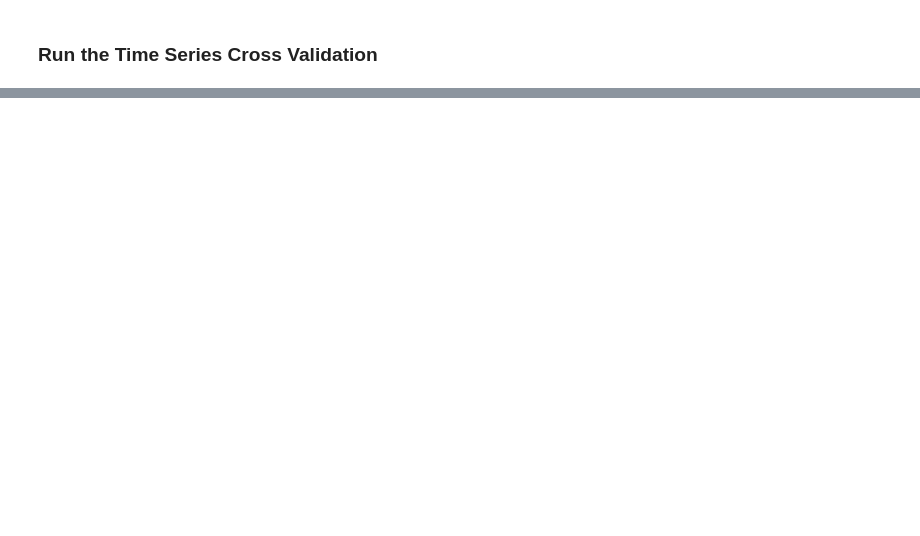
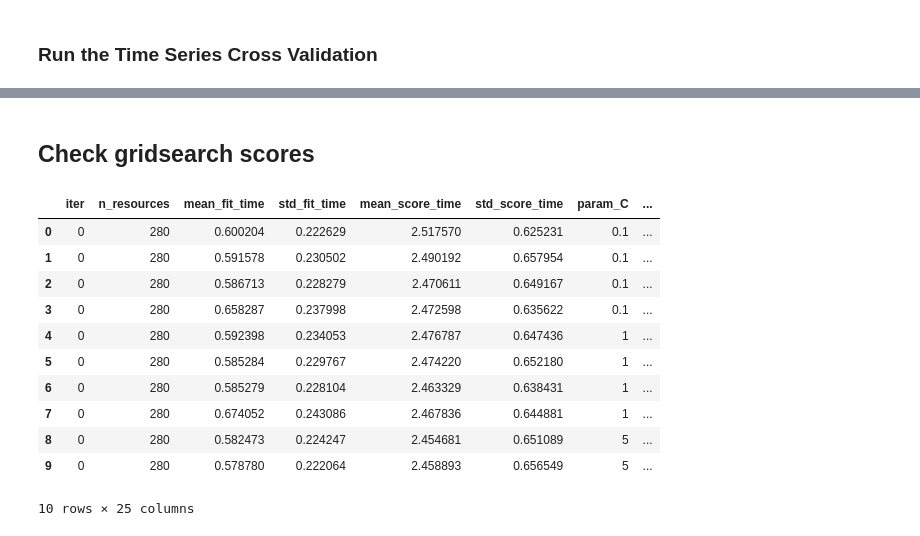
Before and after one commit to staceybeck/teambrainiac, a Jupyter notebook: source/group_svm/Timeseries_Cross_Validation.ipynb, the cells around one changed output, grey strips where cells are left out. Saved outputs shown, nothing was run; the diff lists cells and outputs as text; code cells hidden in the pictures; blank space fills up the shorter version.

```diff
--- a/source/group_svm/Timeseries_Cross_Validation.ipynb
+++ b/source/group_svm/Timeseries_Cross_Validation.ipynb
@@ -270,0 +305,2 @@ time_series_cv(X, y, max_train, test_size, splits, gd_srch, param_dict, file_nam
+# %% [markdown]
+## Check gridsearch scores
@@ -270,0 +309,17 @@ time_series_cv(X, y, max_train, test_size, splits, gd_srch, param_dict, file_nam
+# %%
+import pandas as pd
+grid_df = pd.DataFrame(grid_dict['grid_search'][0])
+grid_df.head(10)
+# %% [output]
+|  | iter | n_resources | mean_fit_time | std_fit_time | mean_score_time | std_score_time | param_C | ... |
+| 0 | 0 | 280 | 0.600204 | 0.222629 | 2.517570 | 0.625231 | 0.1 | ... |
+| 1 | 0 | 280 | 0.591578 | 0.230502 | 2.490192 | 0.657954 | 0.1 | ... |
+| 2 | 0 | 280 | 0.586713 | 0.228279 | 2.470611 | 0.649167 | 0.1 | ... |
+| 3 | 0 | 280 | 0.658287 | 0.237998 | 2.472598 | 0.635622 | 0.1 | ... |
+| 4 | 0 | 280 | 0.592398 | 0.234053 | 2.476787 | 0.647436 | 1 | ... |
+| 5 | 0 | 280 | 0.585284 | 0.229767 | 2.474220 | 0.652180 | 1 | ... |
+| 6 | 0 | 280 | 0.585279 | 0.228104 | 2.463329 | 0.638431 | 1 | ... |
+| 7 | 0 | 280 | 0.674052 | 0.243086 | 2.467836 | 0.644881 | 1 | ... |
+| 8 | 0 | 280 | 0.582473 | 0.224247 | 2.454681 | 0.651089 | 5 | ... |
+| 9 | 0 | 280 | 0.578780 | 0.222064 | 2.458893 | 0.656549 | 5 | ... |
+10 rows × 25 columns
```
Also changed, not shown: parts of 14 cells of this notebook.
